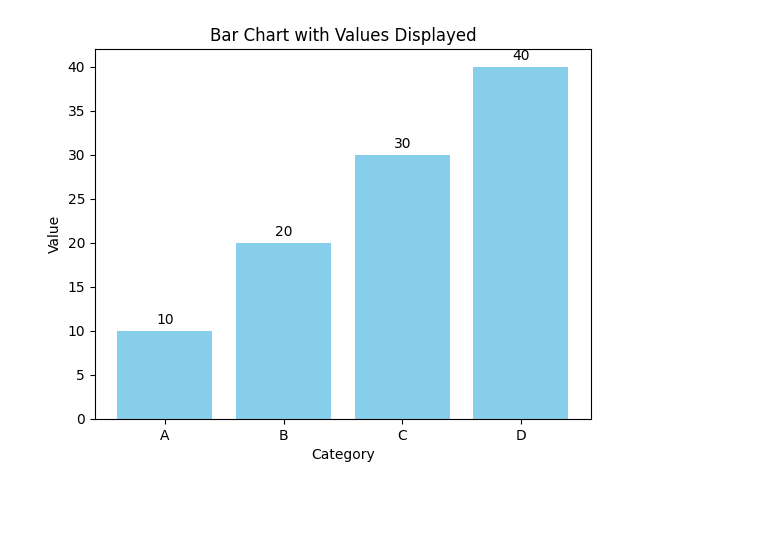
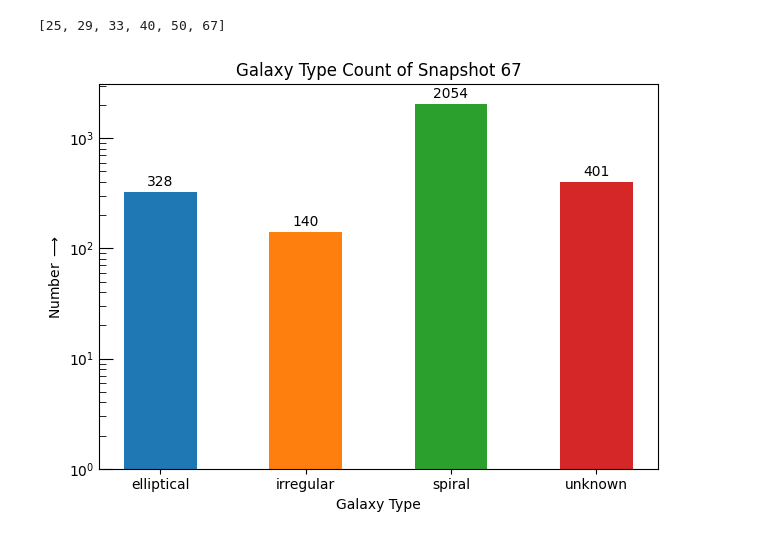
Before and after one commit to ImPriyatam/galmorph, a Jupyter notebook: GalMorph_example.ipynb, the cells around one changed output. Drawn from its saved outputs; the diff is of its cells as text; code cells hidden in the pictures; blank space fills up the shorter version.

```diff
--- a/GalMorph_example.ipynb
+++ b/GalMorph_example.ipynb
@@ -168,19 +8,8 @@ Galsim.Galaxy_count(file_name="test1.png")
-# %%
-import matplotlib.pyplot as plt
-
-fig, ax = plt.subplots()
-categories = ["A", "B", "C", "D"]
-values = [10, 20, 30, 40]
-
-# Create the bars and store the BarContainer object
-bars = ax.bar(categories, values, color='skyblue')
-
-# Add labels to the bars
-ax.bar_label(bars, label_type='edge', padding=3, color='black', fontsize=10)
-
-ax.set_xlabel("Category")
-ax.set_ylabel("Value")
-ax.set_title("Bar Chart with Values Displayed")
-plt.show()
-# %% [output]
-[figure, removed]
+# %%
+Galsim.available_snapshots()
+# %% [output]
+[25, 29, 33, 40, 50, 67]
+# %%
+Galsim.galaxy_type_snap(snapshot_num=67)
+# %% [output]
+[figure, added]
```
Also changed, not shown: parts of 18 cells of this notebook, 5 other files.
